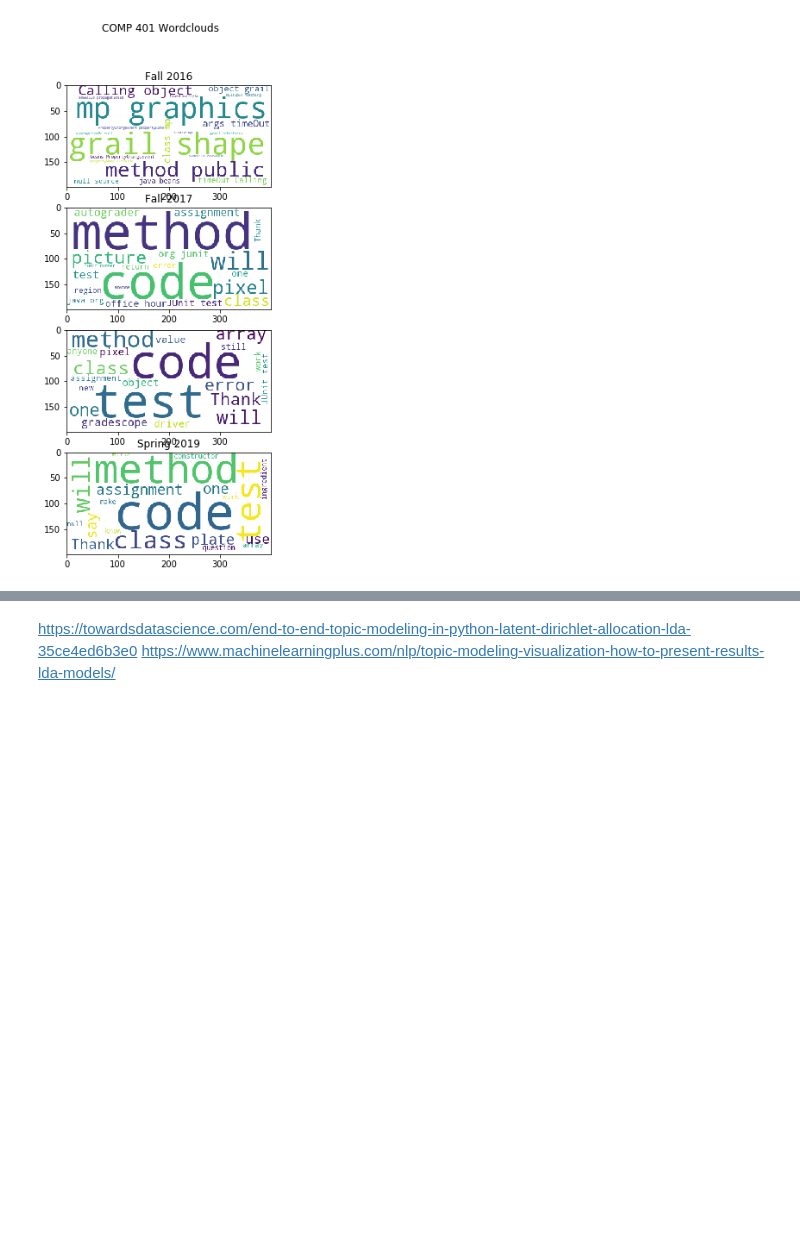
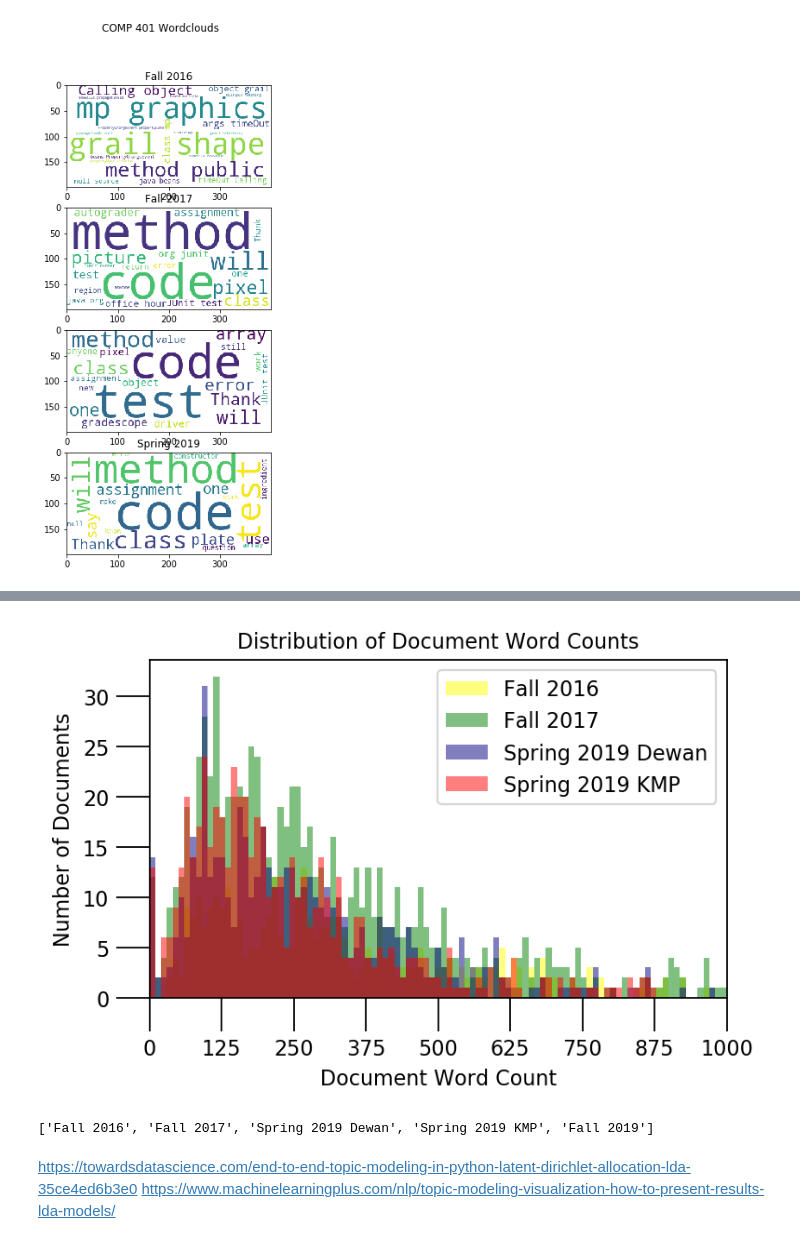
Before and after one commit to akan72/PiazzaTextualAnalysis, a Jupyter notebook: piazzatextualanalysis/data_analysis.ipynb, the cells around one changed output, grey strips where cells are left out. Saved outputs shown, nothing was run; the diff lists cells and outputs as text; code cells hidden in the pictures; blank space fills up the shorter version.

Commit message:
Add word count histograms

```diff
--- a/piazzatextualanalysis/data_analysis.ipynb
+++ b/piazzatextualanalysis/data_analysis.ipynb
@@ -54,12 +54,12 @@ dfs
  'data/dataframes/dupreezd@live.unc.edu_posts_jqnyuvgzug4p3.p_dataframe_jqnyuvgzug4p3.p',
  'data/dataframes/dupreezd@live.unc.edu_posts_jkws0l0gvcr7it.p_dataframe_jkws0l0gvcr7it.p']
 # %%
-# Are these the correct semesters for Danielle's classes?
+# Are these the correct names for Danielle's classes?  (2,3,4)
 class_names = {
     0: 'Fall 2016',
     1: 'Fall 2017',
-    2: '',
-    3: 'Spring 2019',
+    2: 'Spring 2019 Dewan',
+    3: 'Spring 2019 KMP',
     4: 'Fall 2019'
 }
 # %%
@@ -188,2 +185,31 @@ for df in all_dfs:
+# %%
+# counts = word_counts_by_class[0]
+
+bins = np.linspace(0, 1000, 100)
+colors = ['yellow', 'green', 'navy', 'red']
+plt.figure(figsize=(5, 3), dpi=160)
+
+# Plotting all but the last class as it is ongoing
+for i in range(len(word_counts_by_class)-1):
+    plt.hist(word_counts_by_class[i], bins, color=colors[i], alpha=.5, label=class_names[i])
+
+# plt.hist(word_counts_by_class, bins, color=colors, alpha=.5, label=list(class_names.values()))
+plt.legend(loc='upper right')
+# plt.text(700,  60, "Mean   : " + str(round(np.mean(counts))))
+# plt.text(700,  50, "Median : " + str(round(np.median(counts))))
+# plt.text(700,  40, "Stdev   : " + str(round(np.std(counts))))
+# plt.text(700,  30, "1%ile    : " + str(round(np.quantile(counts, q=0.01))))
+# plt.text(700,  20, "99%ile  : " + str(round(np.quantile(counts, q=0.99))))
+
+plt.gca().set(xlim=(0, 1000), ylabel='Number of Documents', xlabel='Document Word Count')
+plt.tick_params(size=16)
+plt.xticks(np.linspace(0, 1000, 9))
+plt.title('Distribution of Document Word Counts', fontdict=dict(size=10))
+plt.show()
+# %% [output]
+[figure, added]
 # %%
 # TODO: t_SNE
+list(class_names.values())
+# %% [output]
+['Fall 2016', 'Fall 2017', 'Spring 2019 Dewan', 'Spring 2019 KMP', 'Fall 2019']
```
Also changed, not shown: parts of 2 cells of this notebook.
